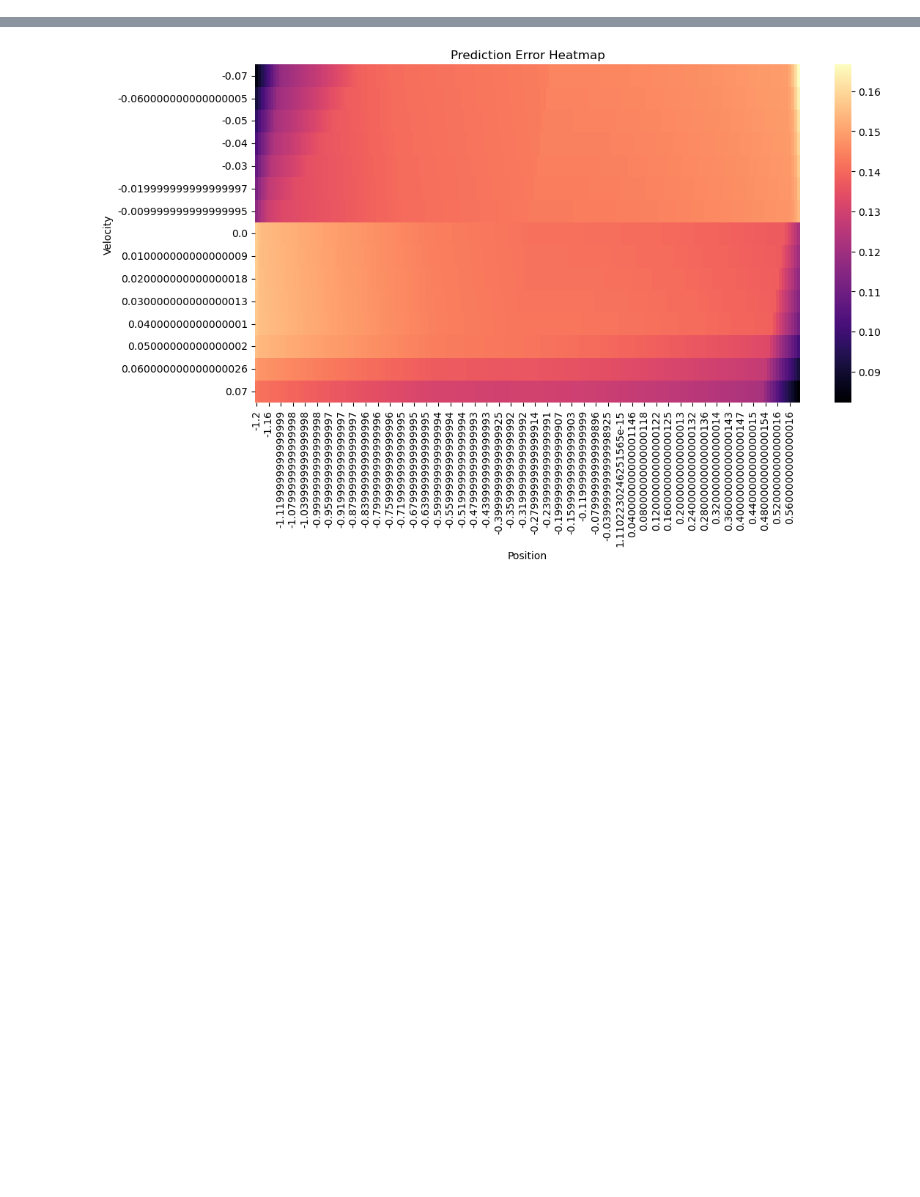
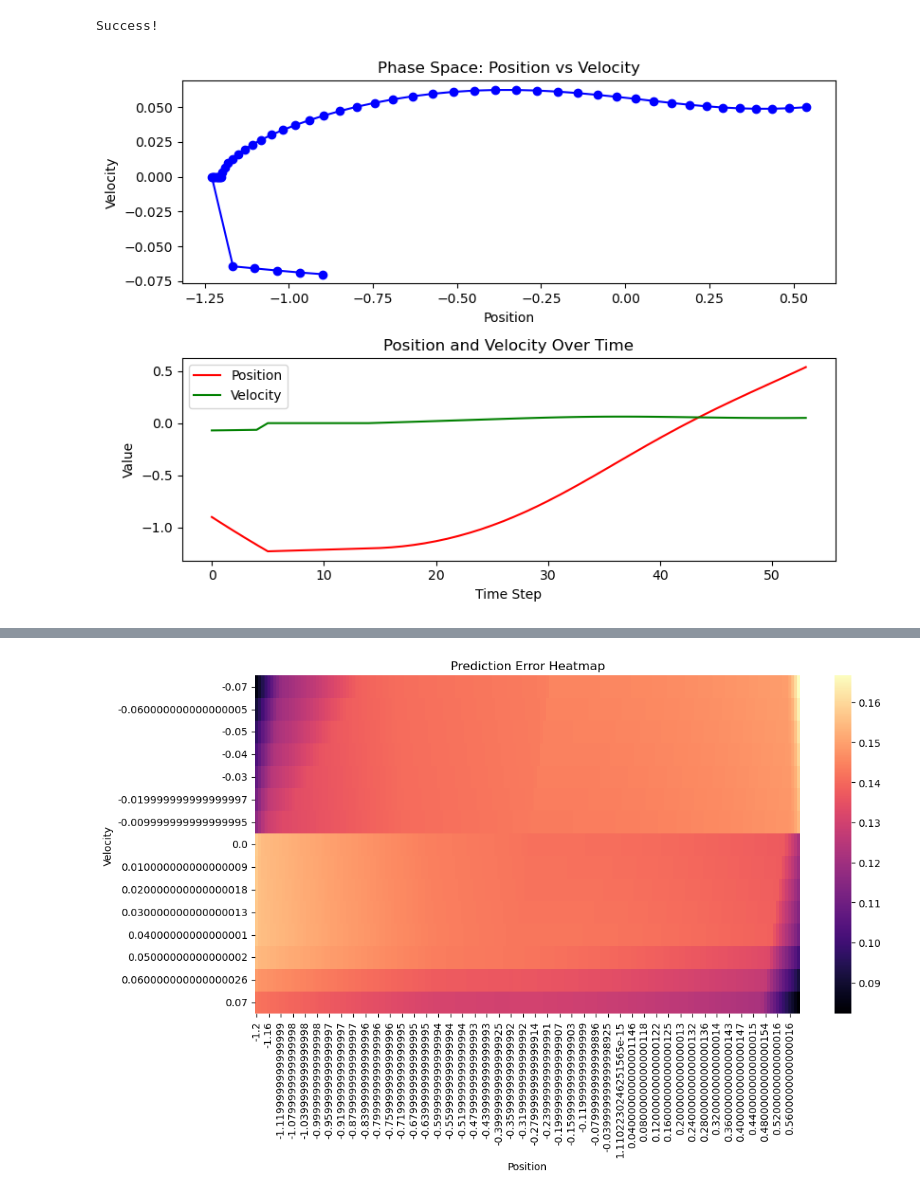
Before and after one commit to codec-lab/LQR_Research, a Jupyter notebook: Proof_Of_Concept/Mountain_Car_Full.ipynb, the cells around one changed output, grey strips where cells are left out. Drawn from its saved outputs; the diff is of its cells as text; code cells hidden in the pictures; blank space fills up the shorter version.

```diff
--- a/Proof_Of_Concept/Mountain_Car_Full.ipynb
+++ b/Proof_Of_Concept/Mountain_Car_Full.ipynb
@@ -167,0 +187,17 @@ Epoch 29 Train State Loss: 0.00041958542701239467 Action Loss: 8.65193895672758e
+# %%
+starting_positions = np.arange(-0.9, 0.4, 0.01) #up to 0.4 since no point in starting past goal
+starting_velocities = np.arange(-0.07, 0.07, 0.01)
+position = -0.9
+velocity = -0.07
+curr_position = position
+curr_velocity = velocity
+count = 0
+while curr_position < 0.5 and count < 100:
+    if curr_velocity < 0 and np.cos(curr_position) < 0.9:
+        optimal_action = -1 #left
+    else:
+        optimal_action = 1 #right
+    next_velocity =  curr_velocity + 0.001*(optimal_action) - 0.0025*np.cos(3*curr_position)
+    next_position = curr_position + next_velocity
+    curr_position = next_position
+    count += 1
@@ -167,0 +251,60 @@ Epoch 29 Train State Loss: 0.00041958542701239467 Action Loss: 8.65193895672758e
+# %%
+import numpy as np
+import matplotlib.pyplot as plt
+
+# Initialize variables
+position = -0.9
+velocity = -0.07
+curr_position = position
+curr_velocity = velocity
+count = 0
+
+# Store trajectories
+positions = [curr_position]
+velocities = [curr_velocity]
+
+while curr_position < 0.5 and count < 1000:
+    if curr_velocity < 0:
+        optimal_action = -1  # Push left when moving left to build momentum
+    else:
+        optimal_action = 1  # Otherwise, push right to gain speed
+
+    next_velocity = (curr_velocity) + (0.001 * optimal_action) - (0.0025 * np.cos(3 * curr_position))
+    next_position = curr_position + next_velocity
+    if next_position < -1.2:
+        next_velocity = 0
+    #next_position = np.clip(next_position, -1.2, 0.6)  # Enforce position limits
+    #next_velocity = np.clip(next_velocity, -0.07, 0.07)  # Enforce velocity limits
+    # Update current state
+    curr_position = next_position
+    curr_velocity = next_velocity
+
+    # Store values
+    positions.append(curr_position)
+    velocities.append(curr_velocity)
+    count += 1
+    if curr_position > 0.5:
+        print("Success!")
+
+# Create plots
+fig, axs = plt.subplots(2, 1, figsize=(8, 6))
+
+# Position vs Velocity (Phase Space)
+axs[0].plot(positions, velocities, marker='o', linestyle='-', color='b')
+axs[0].set_xlabel("Position")
+axs[0].set_ylabel("Velocity")
+axs[0].set_title("Phase Space: Position vs Velocity")
+
+# Time Series
+axs[1].plot(range(len(positions)), positions, label="Position", color='r')
+axs[1].plot(range(len(velocities)), velocities, label="Velocity", color='g')
+axs[1].set_xlabel("Time Step")
+axs[1].set_ylabel("Value")
+axs[1].set_title("Position and Velocity Over Time")
+axs[1].legend()
+
+plt.tight_layout()
+plt.show()
+# %% [output]
+Success!
+[figure, added]
```
Also changed, not shown: parts of 30 cells of this notebook, 3 other files.
